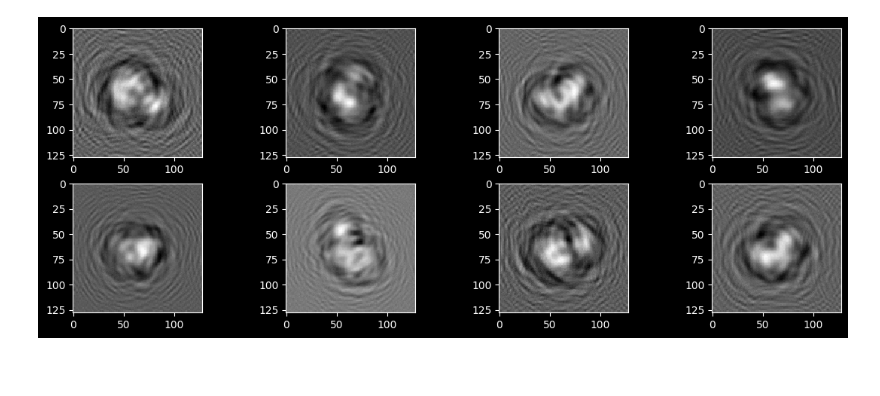
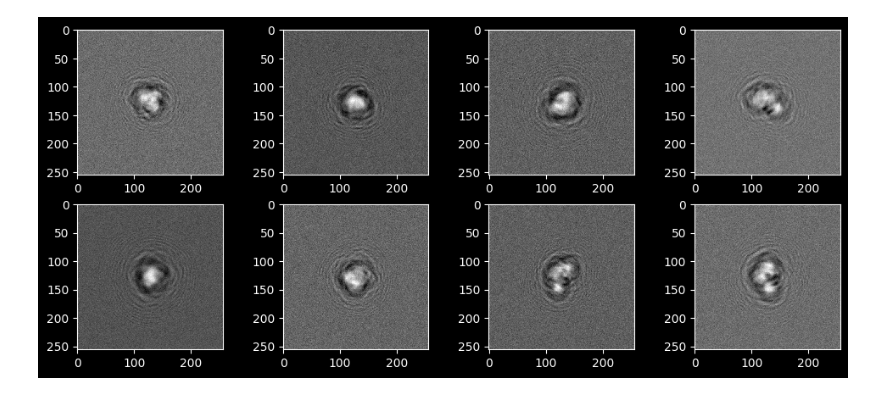
Before and after one commit to hbhargava7/cryoem-data-simulation, a Jupyter notebook: Simulations.ipynb, the cells around one changed output. Cells and saved outputs as stored; diff of their text form; code cells hidden in the pictures; blank space fills up the shorter version.

```diff
--- a/Simulations.ipynb
+++ b/Simulations.ipynb
@@ -48,6 +50,8 @@ bfactor = 500.0
 # %%
 # Read the volume data and compute fft
-vol,hdr = mrc.readMRC("test_data/6ac9TeMet_denmod.mrc", inc_header=True)
+vol,hdr = mrc.readMRC("test_data/6ac9TeMet_denmod_bigbox.mrc", inc_header=True)
+# vol,hdr = mrc.readMRC("test_data/6ac9TeMet_denmod.mrc", inc_header=True)
+
 boxSize = int(vol.shape[0])
 pxSize = (hdr['xlen']/hdr['nx'])
 
@@ -58,3 +62,5 @@ V = density.real_to_fspace(premult.reshape((1,1,-1)) * premult.reshape((1,-1,1))
 vol_f = fourier.fftshift(fourier.fft2(vol))
 
 # plt.imshow(n.abs(testF), norm=LogNorm(vmin=5))
+sigma_noise = vol.std()/snr
+print('Noise sigma: ' + str(sigma_noise))
@@ -61,10 +69,15 @@ vol_f = fourier.fftshift(fourier.fft2(vol))
 # %%
 particle_metadata = [{} for _ in range(n_particles)]
 particles = n.empty((n_particles, boxSize, boxSize), dtype=density.real_t)
+starfile = []
+TtoF = sincint.gentrunctofull(N=boxSize, rad=rad)
 
-TtoF = sincint.gentrunctofull(rad=rad)
+tic = time.time()
+for i,p in enumerate(particle_metadata):
+    ellapse_time = time.time() - tic
+    remain_time = float(n_particles - i)*ellapse_time/max(i,1)
+    print("\r%.2f Percent Complete (%d particles done)... (Elapsed: %s, Remaining: %s)" % (i/float(n_particles)*100.0,i,format_timedelta(ellapse_time),format_timedelta(remain_time)), end="")
 
-for i,p in enumerate(particle_metadata):
     # GENERATE PARTICLE ORIENTATION AND CTF PARAMETERS
     # Random orientation vector and get spherical angles
     pt = n.random.randn(3)
@@ -99,9 +112,27 @@ for i,p in enumerate(particle_metadata):
     D *= S
 
     # Generate the CTF
-    C = ctf.compute_full_ctf(None, boxSize, pxSize, accel_kv, spherical_abberr, amp_contrast, p['defocus_a'], p['defocus_b'], n.radians(p['astig_angle']), 1, 50)
+    C = ctf.compute_full_ctf(None, boxSize, pxSize, accel_kv, spherical_abberr, amp_contrast, p['defocus_a'], p['defocus_b'], n.radians(p['astig_angle']), 1, bfactor)
 
     # Apply CTF to the projection and write to particles array
     ctf_distorted = density.fspace_to_real((C*TtoF.dot(D)).reshape((boxSize,boxSize)))
     noise_added = ctf_distorted + n.require(n.random.randn(boxSize, boxSize)*sigma_noise,dtype=density.real_t)
-    particles[i] = noise_added
+    particles[i] = -noise_added
+
+    starfile_line = [str(amp_contrast),
+                     str(p['psi']),
+                     str(p['phi']),
+                     str(p['theta']),
+                     str(1),
+                     str(p['astig_angle']),
+                     str(p['defocus_a']),
+                     str(p['defocus_b']),
+                     str(pxSize),
+                     "%d@/simulated_particles.mrcs" % (i+1),
+                     str(mag),
+                     str(0),
+                     str(0),
+                     str(0),
+                     str(spherical_abberr),
+                     str(accel_kv)]
+    starfile.append(starfile_line)
@@ -108,11 +141,12 @@ for i,p in enumerate(particle_metadata):
 # %%
-fig = plt.figure(figsize=(14, 5))
+# Plot the first 8 images
+fig = plt.figure(figsize=(12, 5))
 col = 4
 row = 2
 for i in range(1, col*row +1):
     img = particles[i]
     fig.add_subplot(row, col, i)
-    plt.imshow(-img, cmap='gray')
+    plt.imshow(img, cmap='gray')
 plt.show()
 # %% [output]
-[figure, old version]
+[figure, new version]
```
Also changed, not shown: parts of 6 cells of this notebook, 2 other files.
